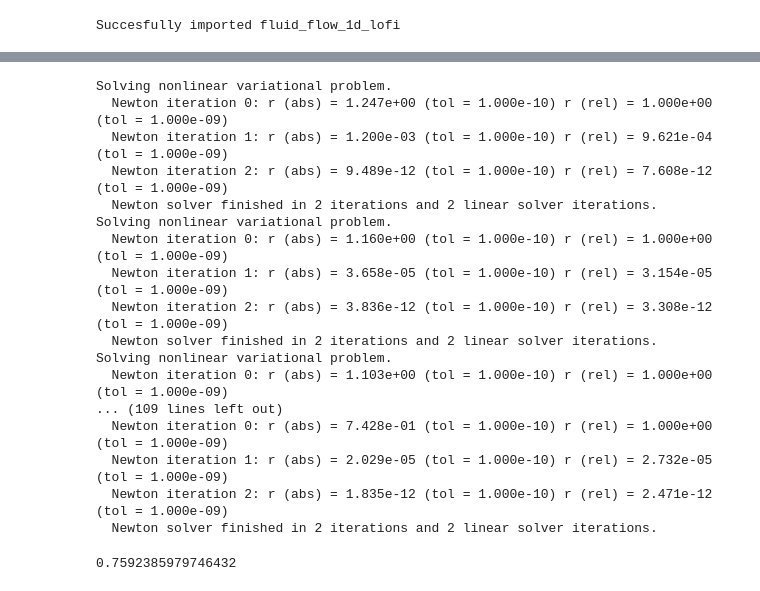
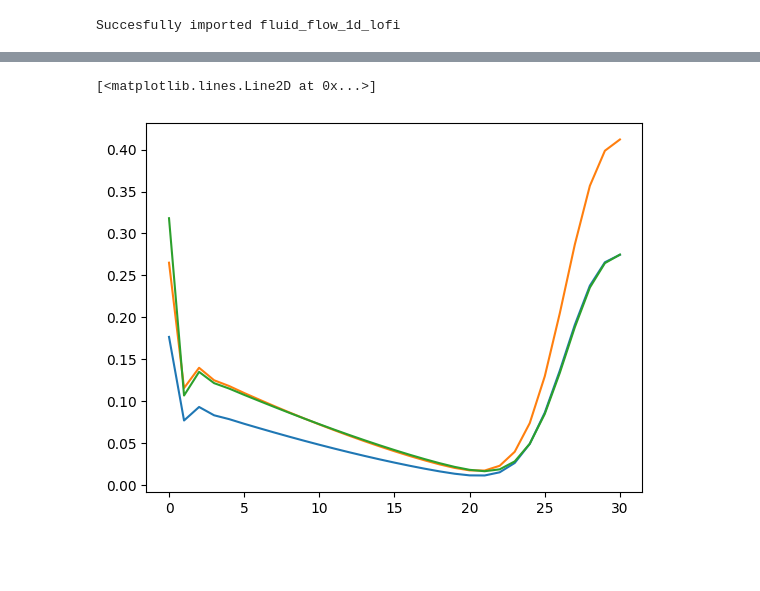
Before and after one commit to sandialabs/Sola, a Jupyter notebook: examples/Transient_Fluid_Flow_Tracer_1D/python/eval_discrepancy.ipynb, the cells around one changed output, grey strips where cells are left out. Drawn from its saved outputs; the diff is of its cells as text; code cells hidden in the pictures; blank space fills up the shorter version.

```diff
--- a/examples/Transient_Fluid_Flow_Tracer_1D/python/eval_discrepancy.ipynb
+++ b/examples/Transient_Fluid_Flow_Tracer_1D/python/eval_discrepancy.ipynb
@@ -7,3 +14,6 @@ Succesfully imported fluid_flow_1d_lofi
 k0 = lofi.interpolate(lofi.Expression("pow(x[0], 2)", degree=2), lofi.K).vector()[:]
 kt_in = lofi.interpolate(lofi.Expression("pow(x[0], 3)", degree=2), lofi.K).vector()[:]
 k0_in = lofi.interpolate(lofi.Expression("pow(x[0], 4)", degree=2), lofi.K).vector()[:]
+# %%
+hess_exact = lofi.apply_rs_hessian(k0_in, k0).flatten()
+norm_hess_exact = lofi.np.linalg.norm(hess_exact)
@@ -10,30 +69,8 @@ k0_in = lofi.interpolate(lofi.Expression("pow(x[0], 4)", degree=2), lofi.K).vect
 # %%
-kt_hifi_1 = hifi.state_solve(k0, "vector");
-kt_lofi_1 = lofi.state_solve(k0, "vector");
-disc_k0_1 = kt_hifi_1 - kt_lofi_1
+# kt_hifi_1 = hifi.state_solve(k0, "vector");
+# kt_lofi_1 = lofi.state_solve(k0, "vector");
+# disc_k0_1 = kt_hifi_1 - kt_lofi_1
 
-kt_lofi_2 = lofi.state_solve(2*k0, "vector");
-kt_hifi_2 = hifi.state_solve(2*k0, "vector");
+kt_lofi_2 = lofi.state_solve(k0, "vector");
+kt_hifi_2 = hifi.state_solve(k0, "vector");
 disc_k0_2 = kt_hifi_2 - kt_lofi_2
-# %% [output]
-Solving nonlinear variational problem.
-  Newton iteration 0: r (abs) = 1.247e+00 (tol = 1.000e-10) r (rel) = 1.000e+00 (tol = 1.000e-09)
-  Newton iteration 1: r (abs) = 1.200e-03 (tol = 1.000e-10) r (rel) = 9.621e-04 (tol = 1.000e-09)
-  Newton iteration 2: r (abs) = 9.489e-12 (tol = 1.000e-10) r (rel) = 7.608e-12 (tol = 1.000e-09)
-  Newton solver finished in 2 iterations and 2 linear solver iterations.
-Solving nonlinear variational problem.
-  Newton iteration 0: r (abs) = 1.160e+00 (tol = 1.000e-10) r (rel) = 1.000e+00 (tol = 1.000e-09)
-  Newton iteration 1: r (abs) = 3.658e-05 (tol = 1.000e-10) r (rel) = 3.154e-05 (tol = 1.000e-09)
-  Newton iteration 2: r (abs) = 3.836e-12 (tol = 1.000e-10) r (rel) = 3.308e-12 (tol = 1.000e-09)
-  Newton solver finished in 2 iterations and 2 linear solver iterations.
-Solving nonlinear variational problem.
-  Newton iteration 0: r (abs) = 1.103e+00 (tol = 1.000e-10) r (rel) = 1.000e+00 (tol = 1.000e-09)
-... (109 lines left out)
-  Newton iteration 0: r (abs) = 7.428e-01 (tol = 1.000e-10) r (rel) = 1.000e+00 (tol = 1.000e-09)
-  Newton iteration 1: r (abs) = 2.029e-05 (tol = 1.000e-10) r (rel) = 2.732e-05 (tol = 1.000e-09)
-  Newton iteration 2: r (abs) = 1.835e-12 (tol = 1.000e-10) r (rel) = 2.471e-12 (tol = 1.000e-09)
-  Newton solver finished in 2 iterations and 2 linear solver iterations.
-# %%
-lofi.np.linalg.norm(2*disc_k0_1-disc_k0_2)
-# %% [output]
-0.7592385979746432
@@ -41,0 +77,7 @@ import matplotlib.pyplot as plt
+# %%
+plt.plot(disc_k0_1)
+plt.plot(1.5*disc_k0_1)
+plt.plot(disc_k0_2)
+# %% [output]
+[<matplotlib.lines.Line2D at 0x...>]
+[figure, added]
```
Also changed, not shown: parts of 7 cells of this notebook, 7 other files.
